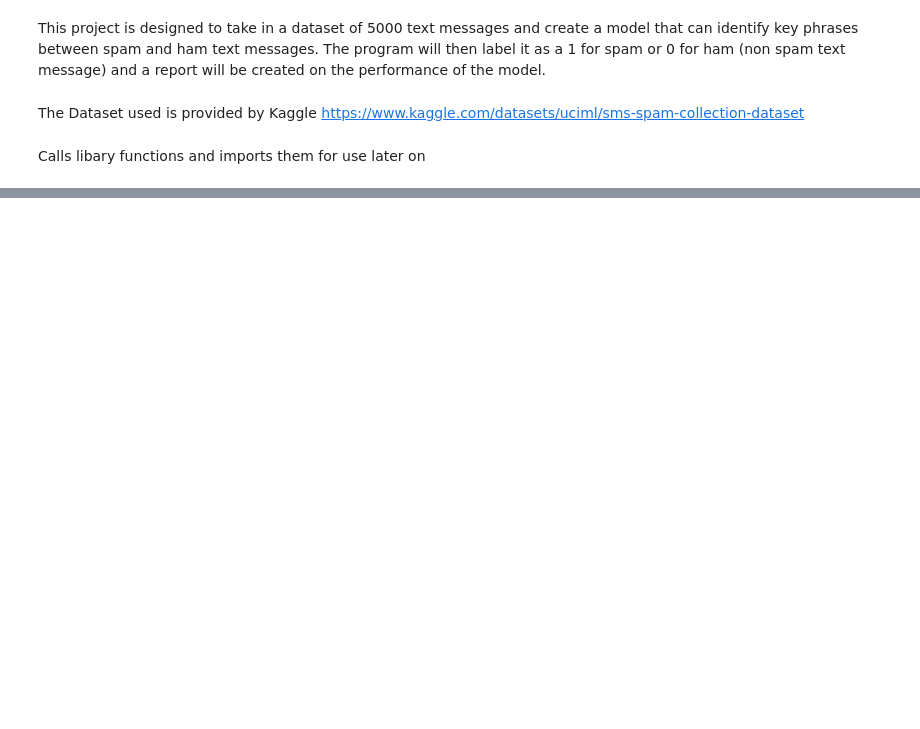
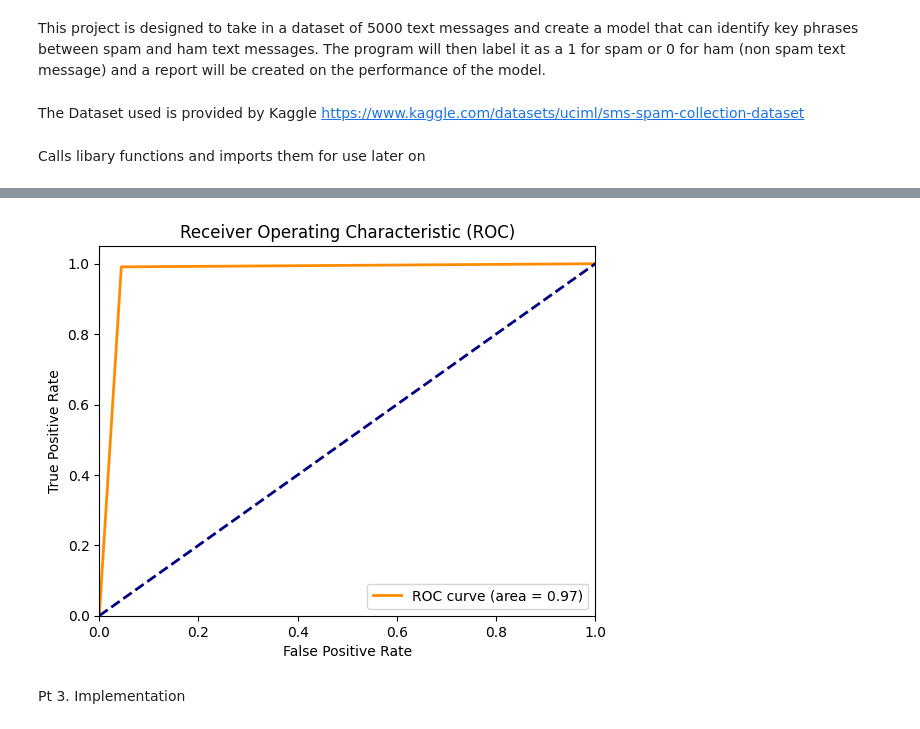
Before and after one commit to DavidUmanzor/Identifying-SPAM-Using-Transformers, a Jupyter notebook: Research Project Spam SMS.ipynb, the cells around one changed output, grey strips where cells are left out. Saved outputs shown, nothing was run; the diff lists cells and outputs as text; code cells hidden in the pictures; blank space fills up the shorter version.

```diff
--- a/Research Project Spam SMS.ipynb
+++ b/Research Project Spam SMS.ipynb
@@ -220,3 +25,0 @@ print(df.head(10))
-# %%
-#train test split
-X_train, X_test, y_train, y_test = train_test_split(df['text'], df['target'], random_state=0)
@@ -320,0 +165,3 @@ ValueError: ignored
+# %%
+test_data = TensorDataset(X_test_input_ids, X_test_attention_masks, y_test)
+test_loader = DataLoader(test_data, batch_size=16, shuffle=False)
@@ -320,0 +248,19 @@ ValueError: ignored
+# %%
+from sklearn.metrics import accuracy_score
+
+model.eval()  # Set model to evaluation mode
+predictions, true_labels = [], []
+
+for batch in test_loader:
+    batch_input_ids, batch_attention_masks, batch_labels = [x.to(device) for x in batch]
+
+    with torch.no_grad():
+        outputs = model(input_ids=batch_input_ids, attention_mask=batch_attention_masks)
+
+    logits = outputs.logits
+    predictions.extend(torch.argmax(logits, axis=-1).cpu().numpy())
+    true_labels.extend(batch_labels.cpu().numpy())
+
+# Calculate accuracy
+accuracy = accuracy_score(true_labels, predictions)
+print(f'Accuracy: {accuracy}')
@@ -320,0 +282,23 @@ ValueError: ignored
+# %%
+# Calculate the ROC curve
+fpr, tpr, thresholds = roc_curve(true_labels, predictions)
+
+# Calculate the AUC score
+roc_auc = roc_auc_score(true_labels, predictions)
+# %%
+# Plot the ROC curve
+plt.figure()
+lw = 2
+plt.plot(fpr, tpr, color='darkorange', lw=lw, label='ROC curve (area = %0.2f)' % roc_auc)
+plt.plot([0, 1], [0, 1], color='navy', lw=lw, linestyle='--')
+plt.xlim([0.0, 1.0])
+plt.ylim([0.0, 1.05])
+plt.xlabel('False Positive Rate')
+plt.ylabel('True Positive Rate')
+plt.title('Receiver Operating Characteristic (ROC)')
+plt.legend(loc="lower right")
+plt.show()
+# %% [output]
+[figure, added]
+# %% [markdown]
+Pt 3. Implementation
```
Also changed, not shown: parts of 43 cells of this notebook, 5 other files.
